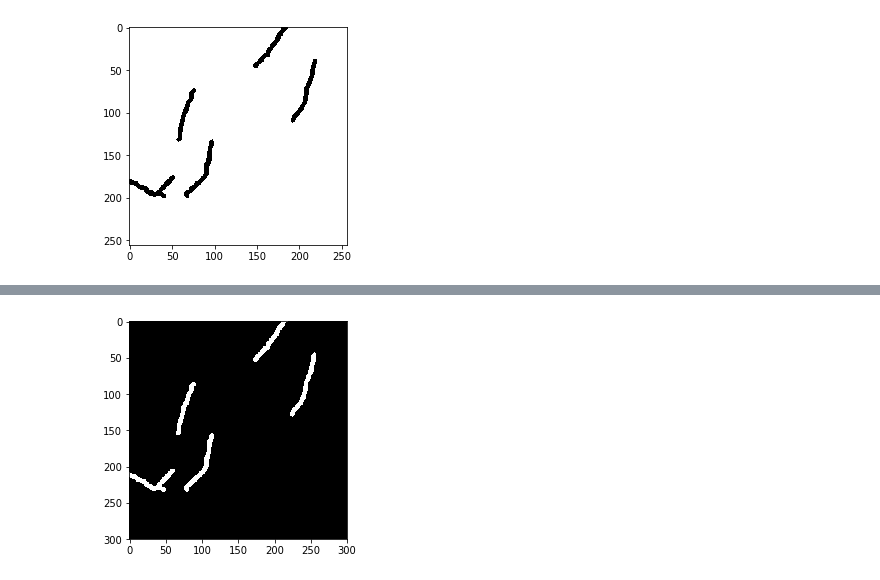
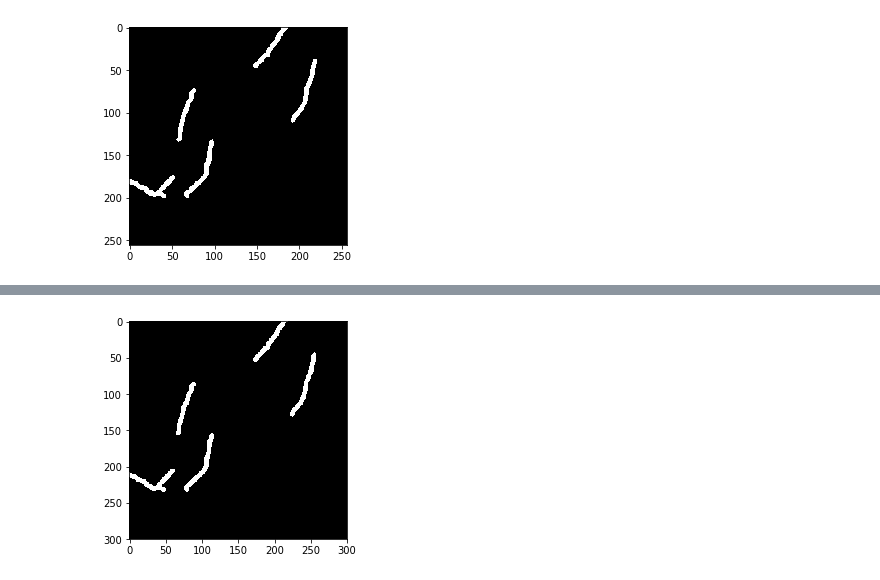
Before and after one commit to Chen-Yifan/DEM_segmentation, a Jupyter notebook: vis.ipynb, the cells around one changed output, grey strips where cells are left out. Drawn from its saved outputs; the diff is of its cells as text; code cells hidden in the pictures.

```diff
--- a/vis.ipynb
+++ b/vis.ipynb
@@ -20,4 +32,4 @@ pred0 = np.squeeze(pred0)
 # %%
-imgplot = plt.imshow(to_gray(orig0),cmap='gray')
+imgplot = plt.imshow(orig0,cmap='gray')
 # %% [output]
-[figure, old version]
+[figure, new version]
```
Also changed, not shown: parts of 8 cells of this notebook, 7 other files.
